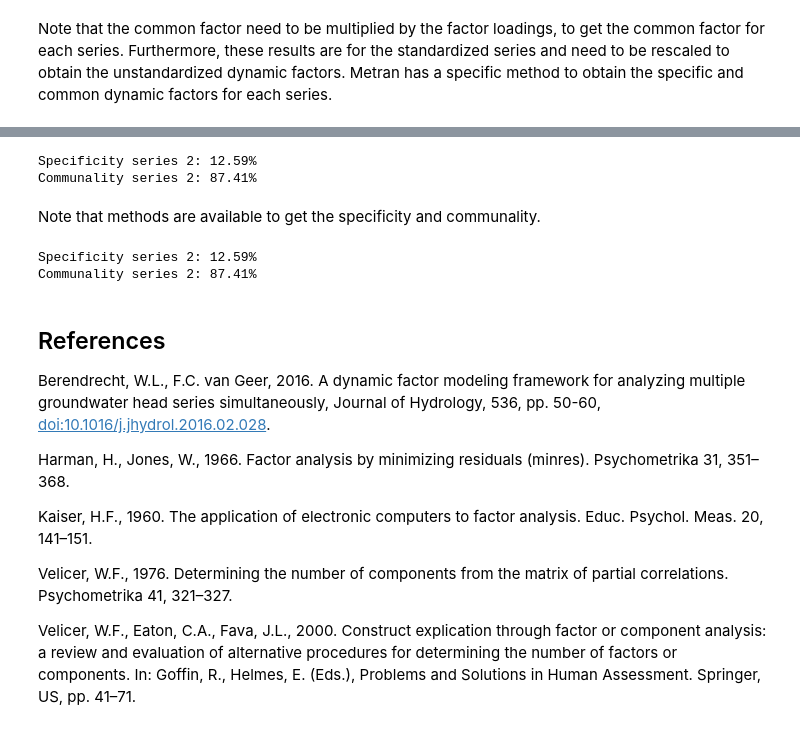
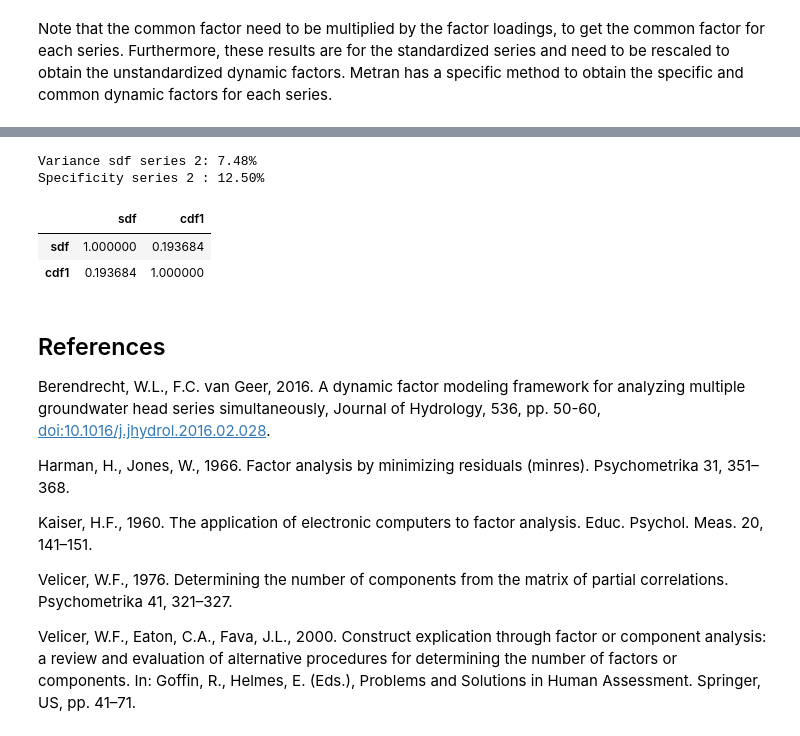
Before and after one commit to pastas/metran, a Jupyter notebook: examples/dynamic_factor_model.ipynb, the cells around one changed output, grey strips where cells are left out. Saved outputs shown, nothing was run; the diff lists cells and outputs as text; code cells hidden in the pictures.

```diff
--- a/examples/dynamic_factor_model.ipynb
+++ b/examples/dynamic_factor_model.ipynb
@@ -301,19 +339,17 @@ mt.decompose_simulation(name='series 2').plot(
 # %%
-sim = mt.decompose_simulation(name='series 2')
-specificity = sim['sdf'].var() / sim.sum(axis=1).var()
-print ('Specificity series 2:', "{:.2f}%".format(100 * specificity))
-print ('Communality series 2:', "{:.2f}%".format(100 * (1 - specificity)))
+sim2 = mt.decompose_simulation(name='series 2')
+sdf2_variance = sim2['sdf'].var() / sim2.sum(axis=1).var()
+print ('Variance sdf series 2:', "{:.2f}%".format(100 * sdf2_variance))
+print ('Specificity series 2 :', "{:.2f}%".format(100 * mt.get_specificity()[1]))
 # %% [output]
-Specificity series 2: 12.59%
-Communality series 2: 87.41%
+Variance sdf series 2: 7.48%
+Specificity series 2 : 12.50%
-# %% [markdown]
-Note that methods are available to get the specificity and communality.
-# %%
-print ('Specificity series 2:', "{:.2f}%".format(100 * mt.get_specificity()[1]))
-print ('Communality series 2:', "{:.2f}%".format(100 * mt.get_communality()[1]))
-# %% [output]
-Specificity series 2: 12.59%
-Communality series 2: 87.41%
+# %%
+sim2.corr()
+# %% [output]
+|  | sdf | cdf1 |
+| sdf | 1.000000 | 0.193684 |
+| cdf1 | 0.193684 | 1.000000 |
 # %% [markdown]
 ## References
 Berendrecht, W.L., F.C. van Geer, 2016. A dynamic factor modeling framework for analyzing multiple groundwater head series simultaneously, Journal of Hydrology, 536, pp. 50-60, [doi:10.1016/j.jhydrol.2016.02.028][Ber2016].
```
Also changed, not shown: parts of 29 cells of this notebook, 3 other files.
